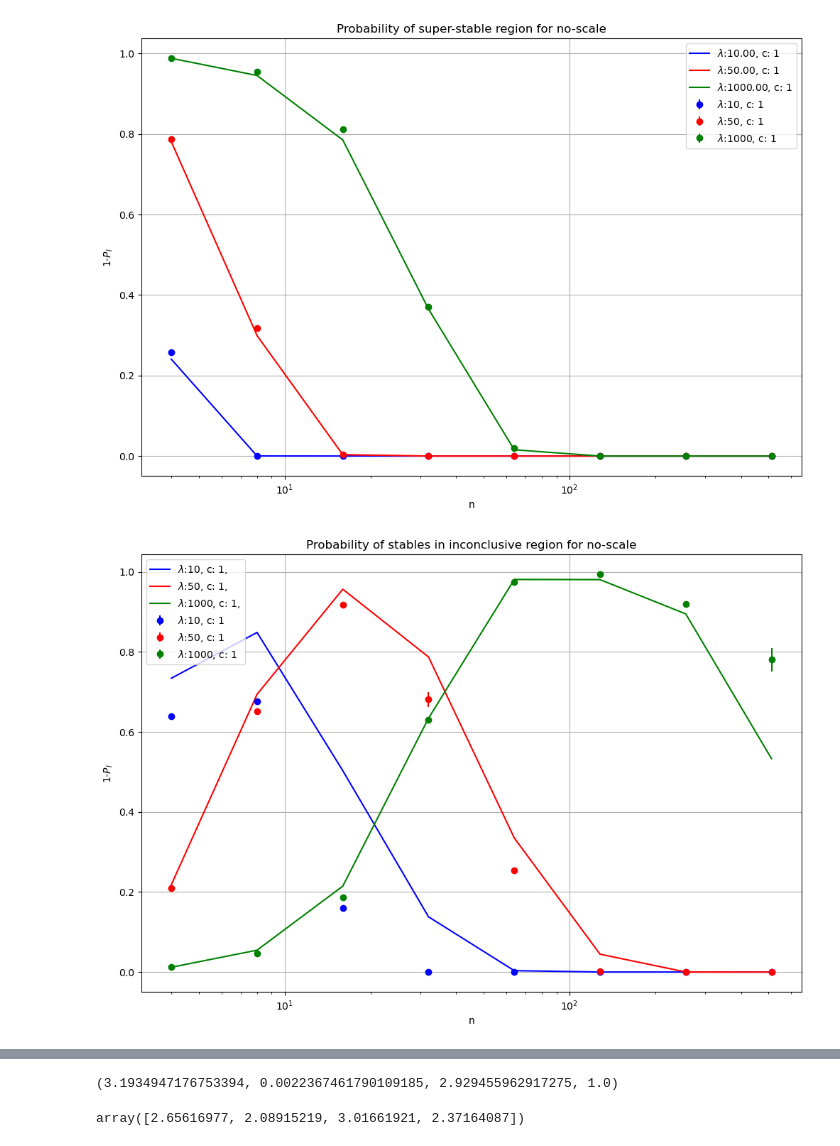
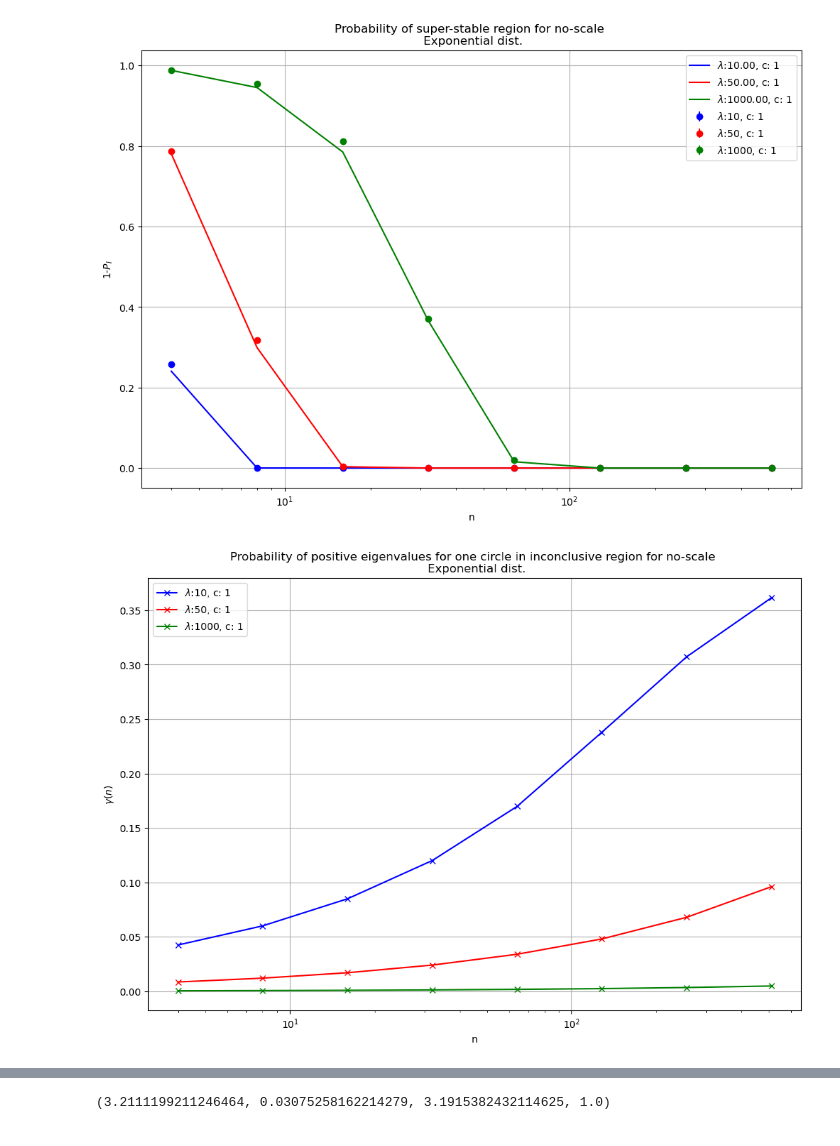
Before and after one commit to rpazuki/morpho_repo, a Jupyter notebook: Gershgoring/Comparing_P_I_P_S_with_samples.ipynb, the cells around one changed output, grey strips where cells are left out. Saved outputs shown, nothing was run; the diff lists cells and outputs as text; code cells hidden in the pictures.

```diff
--- a/Gershgoring/Comparing_P_I_P_S_with_samples.ipynb
+++ b/Gershgoring/Comparing_P_I_P_S_with_samples.ipynb
@@ -28,0 +128,7 @@ def alpha(c, dist_func=None):
+# %%
+c = 1
+mean = 0.4
+std=1
+ns = 2**np.arange(8,16).astype(np.int32)
+alphas = np.array([alpha_clt_general(c, mean, std, n) for n in ns])
+plt.plot(ns, alphas)
@@ -44,4 +158,4 @@ def psn3(c, lamb, k):
             #return second_int(r) * (lamb**k) * (r**(k-1)) * np.exp(-lamb*r)/math.factorial(k-1)
         return integrate.quad(func,
                               c, np.inf)[0]
-    return (k/(3*lamb*np.pi*c)) + (1/(np.pi))*partial_E()
+    return (2*k/(3*lamb*np.pi*c)) + (1/(np.pi))*partial_E()
@@ -71,18 +203,19 @@ mean_inc_stable = np.mean(stats_inc_stable, axis=2)
 std_inc_stable = np.std(stats_inc_stable, axis=2)
 
 
-dists = np.array([[create_Erlang_dist(lamb, n-1)
-                  for n in ns]
-                  for lamb in lambs ])
-alphas = np.array([[alpha(c, dist)
-                    for dist in dists[i, :]]
-                    for i in range(dists.shape[0])
-                  ])
+
+alphas = np.array([[alpha_erlang(c, lamb, n-1)
+                             for n in ns]
+                             for lamb in lambs ])
 alphas_n = np.array([[alpha**n
                       for alpha, n in zip(alphas[i, :], ns)]
                       for i in range(alphas.shape[0])
                   ])
 
+# alphas_erlang  = np.array([[alpha_erlang(c, lamb, n-1)
+#                             for n in ns]
+#                             for lamb in lambs ])
+
 gamma = 0.0005
 gammas = np.array([[ psn3(c, lamb*np.sqrt(n), n) for n in ns] for lamb in lambs])
 # %%
@@ -99,34 +232,48 @@ for k,lamb in enumerate(lambs):
                  yerr=std_super_stable[:, k],
                  fmt="o",
                  c=colors[k%3],
                  label=r"$\lambda$:" f"{lamb:2.0f}, c:{c:2.0f}")
 
 
-plt.xlabel("n");plt.ylabel(r"1-$P_I$");plt.title(r"Probability of super-stable region for no-scale")
+plt.xlabel("n");plt.ylabel(r"1-$P_I$");plt.title("Probability of super-stable region for no-scale \n Exponential dist.")
+plt.legend();plt.grid();plt.xscale('log');plt.show()
+
+plt.figure(figsize=(12,8))
+
+for k,lamb in enumerate(lambs):
+    plt.plot(ns,
+             gammas[k, :],
+             '-x',
+             c=colors[k%3],
+             label=r"$\lambda$:" f"{lamb:2.0f}, c:{c:2.0f}" )
+
+plt.xlabel("n");plt.ylabel(r"$\gamma(n)$");plt.title("Probability of positive eigenvalues for one circle in inconclusive region for no-scale \n Exponential dist.")
 plt.legend();plt.grid();plt.xscale('log');plt.show()
 
 plt.figure(figsize=(12,8))
 
 for k,lamb in enumerate(lambs):
 
     plt.errorbar(ns, mean_inc_stable[:, k],
                  yerr=std_inc_stable[:, k],
                  fmt="o",
                  c=colors[k%3],
                  label=r"$\lambda$:" f"{lamb:2.0f}, c:{c:2.0f}")
 
     plt.plot(ns,
              (1 - gammas[k, :]*(1-alphas[k, :]))**ns - alphas[k, :]**ns,
              '-',
              c=colors[k%3],
              label=r"$\lambda$:" f"{lamb:2.0f}, c:{c:2.0f}, " )
 
+    #plt.vlines(n_star(alphas[k,0], gammas[k,0]), 0, 1, colors=colors[k%3])
+
 #     plt.plot(ns,
 #              (1 - gammas[k, 0]*(1-alphas[k, :]))**ns - alphas[k, :]**ns, '-',
 #              label=r"$\lambda$:" f"{lamb:2.0f}, c:{c:2.0f}, " )
 
-plt.xlabel("n");plt.ylabel(r"1-$P_I$");plt.title(r"Probability of stables in inconclusive region for no-scale")
+plt.xlabel("n");plt.ylabel(r"$P_I \times P_S$");plt.title("Probability of stables in inconclusive region for no-scale \n Exponential dist.")
 plt.legend();plt.grid();plt.xscale('log');plt.show()
 # %% [output]
-[figure, old version]
+[figure, new version]
-[figure, old version]
+[figure, new version]
@@ -173,22 +332,21 @@ def psn4(c, std, k):
     return (2*mean()/(3*np.pi*c)) + (1/(np.pi))*partial_E()
 # %%
 k=4
-dist = create_zero_mean_k_folded_normal_dist(1, k)
+sigma =1
+dist = create_clt_zero_mean_k_folded_normal_dist(sigma, k)
+
 aaa = np.zeros(k+1)
-for i in range(100000):
-    m = np.random.normal(0,1, ((k+1, k+1)))
+L = 1000
+for i in range(L):
+    m = np.random.normal(0,sigma, ((k+1, k+1)))
     aaa += np.sum(np.abs(m - np.diag(np.diag(m))), axis=1)#/k
 
 
-np.mean(aaa/100000),np.std(aaa/100000), integrate.quad(lambda r: r*dist(r),
-                              0, np.inf)[0], integrate.quad(lambda r: dist(r),
-                              0, np.inf)[0]
+np.mean(aaa/L),np.std(aaa/L), integrate.quad(lambda r: r*dist(r),
+                              -np.inf, np.inf)[0], integrate.quad(lambda r: dist(r),
+                              -np.inf, np.inf)[0]
 # %% [output]
-(3.1934947176753394, 0.0022367461790109185, 2.929455962917275, 1.0)
+(3.2111199211246464, 0.03075258162214279, 3.1915382432114625, 1.0)
-# %%
-np.sum(np.abs(m - np.diag(np.diag(m))), axis=1)
-# %% [output]
-array([2.65616977, 2.08915219, 3.01661921, 2.37164087])
 # %%
 repeats = 5
 res6 = np.load("P_I_P_S_normal_no_scaling.npy")
```
Also changed, not shown: parts of 15 cells of this notebook, 5 other files.
